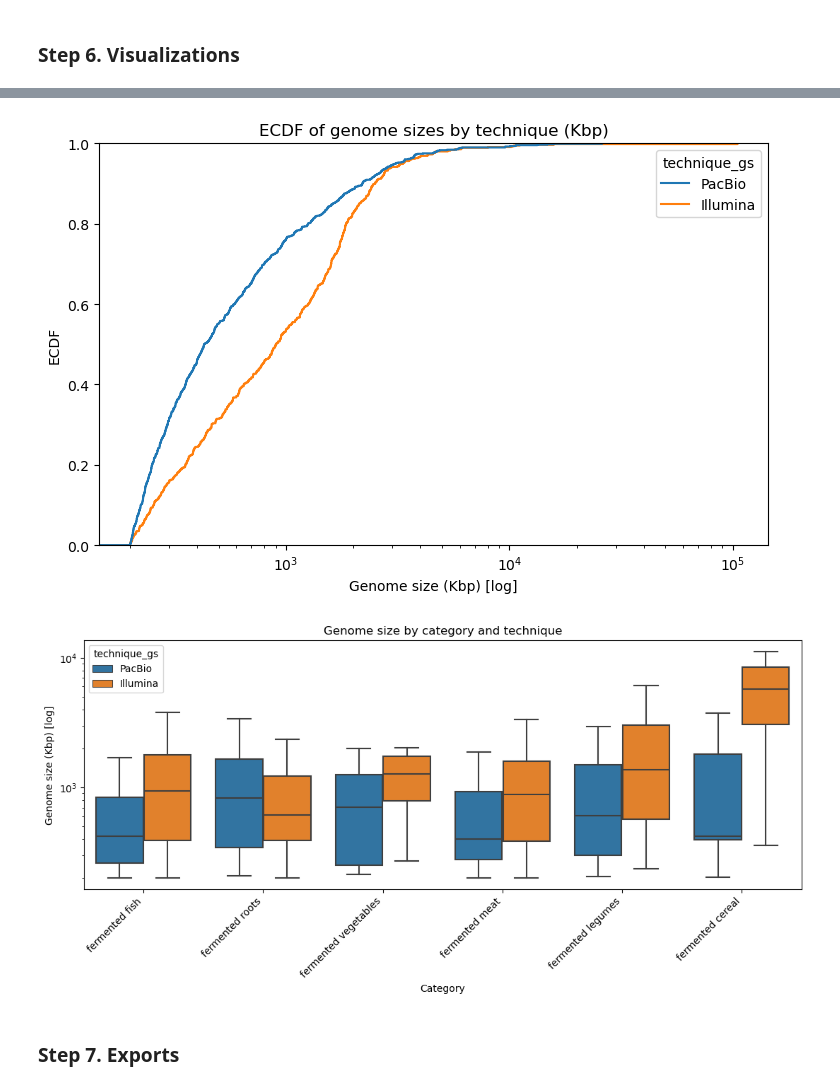
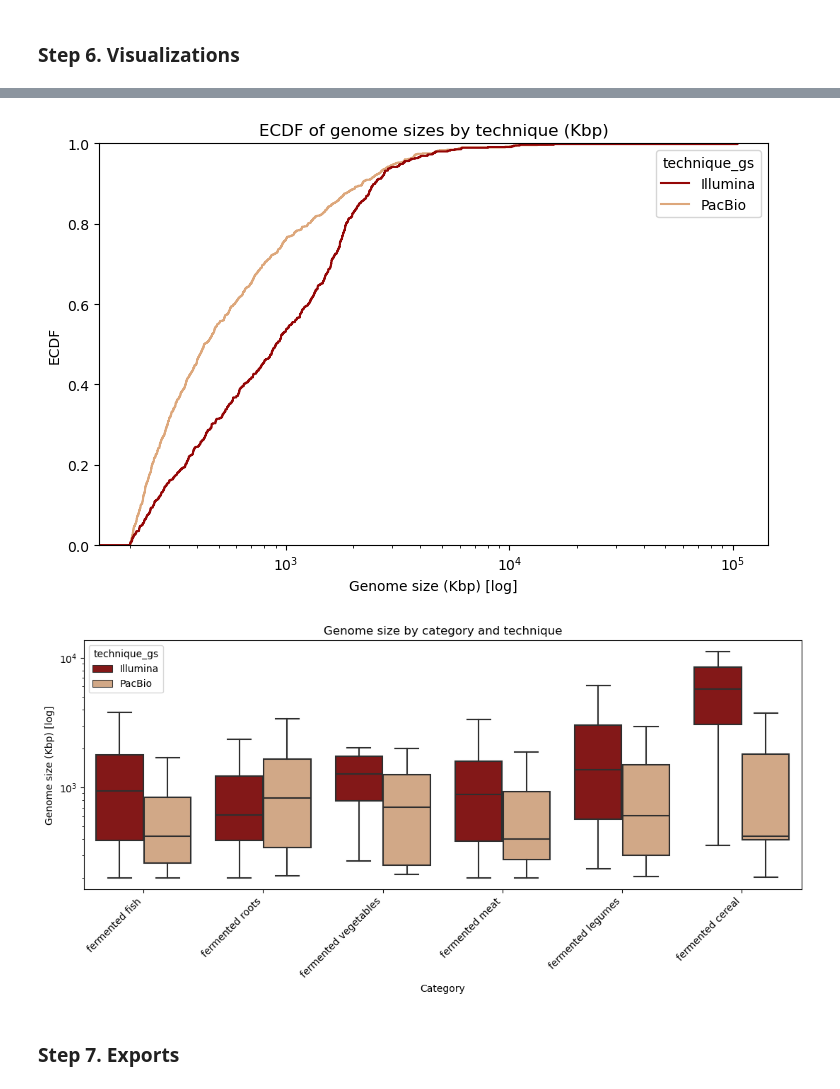
Before and after one commit to EneaMotta/Interplanetary_Microbiome, a Jupyter notebook: 01.3_Genome_Size.ipynb, the cells around one changed output, grey strips where cells are left out. Cells and saved outputs as stored; diff of their text form; code cells hidden in the pictures.

Commit message:
Update a version with image export

```diff
--- a/01.3_Genome_Size.ipynb
+++ b/01.3_Genome_Size.ipynb
@@ -495,17 +495,40 @@ df_mag.sort_values("size_bp", ascending=False).head(10)
 # %% [markdown]
 ### Step 6. Visualizations
 # %%
-# Step 6. Visualizations
-
 # -----------------------------
 # 6.1 Genome size distributions
 # -----------------------------
 LOG = True            # log scale where applicable
-FOCUS_MAX_KBP = None  # e.g. 1000 to zoom into <= 1000 Kbp
+FOCUS_MAX_KBP = None
 
 df_plot = df_mag.copy()
 if FOCUS_MAX_KBP is not None:
     df_plot = df_plot.loc[df_plot["size_kbp"] <= FOCUS_MAX_KBP].copy()
+
+TECH_COLORS = {"PacBio": "#DDA77B", "Illumina": "#950606", "Unknown": "#7f7f7f"}
+
+# ====== Output settings ======
+OUTDIR = Path("data/01.3_Genome_size")
+OUTDIR.mkdir(parents=True, exist_ok=True)
+
+# Make PDF text editable in Illustrator
+plt.rcParams["pdf.fonttype"] = 42
+plt.rcParams["ps.fonttype"] = 42
+
+def _tag():
+    log_tag = "log" if LOG else "linear"
+    focus_tag = f"focus_le_{int(FOCUS_MAX_KBP)}kbp" if FOCUS_MAX_KBP is not None else "all"
+    return f"{log_tag}__{focus_tag}"
+
+def save_current_fig(stem: str, dpi: int = 600):
+    """Save current matplotlib figure to OUTDIR as PNG + PDF."""
+    fig = plt.gcf()
+    png_path = OUTDIR / f"{stem}__{_tag()}.png"
+    pdf_path = OUTDIR / f"{stem}__{_tag()}.pdf"
+    fig.savefig(png_path, dpi=dpi, bbox_inches="tight", facecolor="white")
+    fig.savefig(pdf_path, bbox_inches="tight", facecolor="white")
+# ========================================================
+
 
 # Histogram (density) — log-bins make size distributions easier to compare
 x = df_plot["size_kbp"].to_numpy()
@@ -525,6 +548,8 @@ sns.histplot(
     stat="density",
     common_norm=False,
     bins=bins,
+    palette=TECH_COLORS,
+    hue_order=tech_order,
 )
 if LOG:
     plt.xscale("log")
@@ -532,7 +557,12 @@ plt.xlabel("Genome size (Kbp)" + (" [log]" if LOG else ""))
 plt.ylabel("Density")
 plt.title("Genome size distribution by technique (Kbp)")
 plt.tight_layout()
+
+# export
+save_current_fig("genome_size_hist_density_by_technique")
+
 plt.show()
+
 
 # 2) Boxplot + jittered points
 plt.figure(figsize=(6, 4.5))
@@ -557,7 +587,7 @@ for med in bp["medians"]:
 
 # --- overlay points (jitter, colored) ---
 rng = np.random.default_rng(0)
-color_map = {"PacBio": "C0", "Illumina": "C1"}
+color_map = TECH_COLORS
 
 for i, t in enumerate(tech_order, start=1):
     y = df_mag.loc[df_mag["technique_gs"] == t, "size_kbp"].dropna().values
@@ -567,7 +597,7 @@ for i, t in enumerate(tech_order, start=1):
     plt.scatter(
         x, y,
         s=18, alpha=0.6, linewidths=0,
-        color=color_map.get(t, "C2"),  # fallback color for unexpected labels
+        color=color_map.get(t, TECH_COLORS.get("Unknown", "C2")),
         zorder=2
     )
 
@@ -577,20 +607,28 @@ if LOG:
 plt.ylabel("Genome size (Kbp)" + (" [log]" if LOG else ""))
 plt.title("Genome size by technique")
 plt.tight_layout()
+
+# export
+save_current_fig("genome_size_box_jitter_by_technique")
+
 plt.show()
-
 
 
 # ECDF
 plt.figure(figsize=(7.5, 5))
-sns.ecdfplot(data=df_plot, x="size_kbp", hue="technique_gs")
+sns.ecdfplot(data=df_plot, x="size_kbp", hue="technique_gs", palette=TECH_COLORS, hue_order=tech_order)
 if LOG:
     plt.xscale("log")
 plt.xlabel("Genome size (Kbp)" + (" [log]" if LOG else ""))
 plt.ylabel("ECDF")
 plt.title("ECDF of genome sizes by technique (Kbp)")
 plt.tight_layout()
+
+# export
+save_current_fig("genome_size_ecdf_by_technique")
+
 plt.show()
+
 
 # -----------------------------
 # 6.2 Plot by sample category (if present in metadata)
@@ -605,7 +643,15 @@ if "category" in metadata_gs.columns:
     df_cat["size_kbp"] = df_cat["size_bp"] / 1e3
 
     plt.figure(figsize=(11, 5.5))
-    sns.boxplot(data=df_cat, x="category", y="size_kbp", hue="technique_gs", showfliers=False)
+    sns.boxplot(
+        data=df_cat,
+        x="category",
+        y="size_kbp",
+        hue="technique_gs",
+        showfliers=False,
+        palette=TECH_COLORS,
+        hue_order=tech_order
+    )
     if LOG:
         plt.yscale("log")
     plt.xlabel("Category")
@@ -613,6 +659,10 @@ if "category" in metadata_gs.columns:
     plt.title("Genome size by category and technique")
     plt.xticks(rotation=45, ha="right")
     plt.tight_layout()
+
+    # export
+    save_current_fig("genome_size_by_category_and_technique")
+
     plt.show()
 else:
     print("Note: `category` column not found in metadata_gs — skipping category-based plot.")
@@ -622,5 +672,5 @@ else:
-[figure, old version]
+[figure, new version]
-[figure, old version]
+[figure, new version]
 # %% [markdown]
 ### Step 7. Exports
 # %%
```
Also changed, not shown: parts of 3 cells of this notebook.
